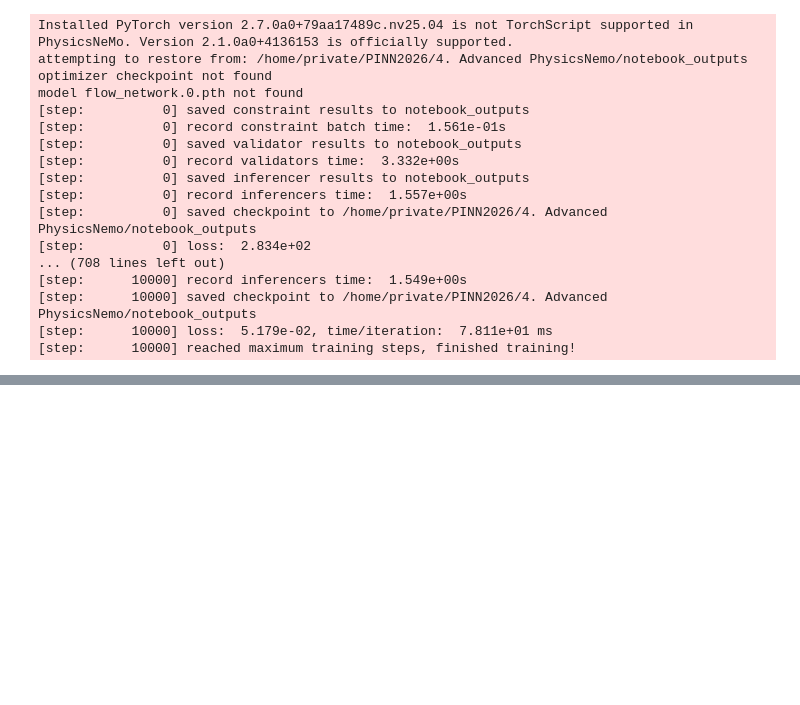
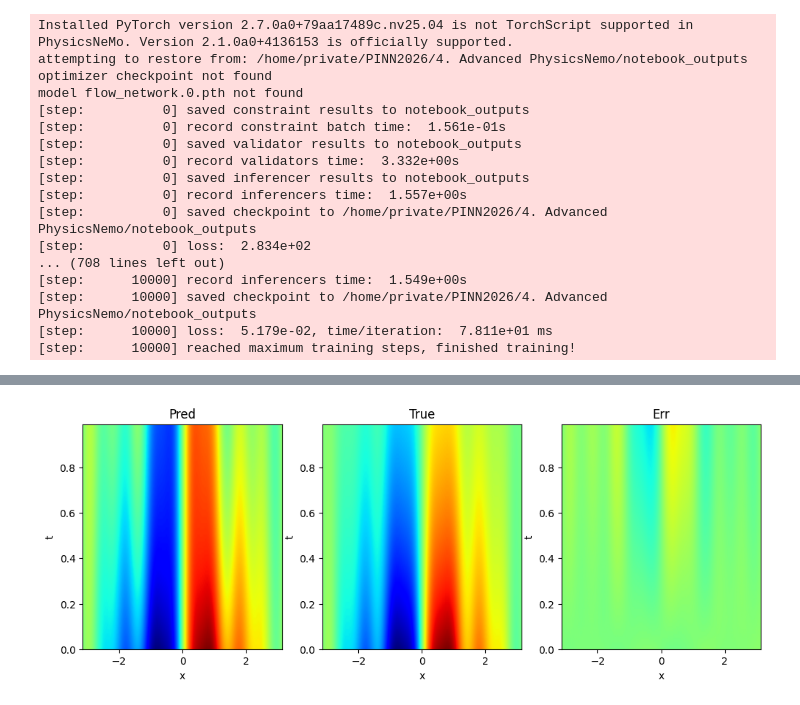
Before and after one commit to androbomb/PINN_Course_2026, a Jupyter notebook: 4. Advanced PhysicsNemo/physicsnemo_notebook.ipynb, the cells around one changed output, grey strips where cells are left out. Cells and saved outputs as stored; diff of their text form; code cells hidden in the pictures; blank space fills up the shorter version.

```diff
--- a/4. Advanced PhysicsNemo/physicsnemo_notebook.ipynb
+++ b/4. Advanced PhysicsNemo/physicsnemo_notebook.ipynb
@@ -325,0 +353,45 @@ model flow_network.0.pth not found
+# %%
+fig, axs = plt.subplots(1,3, figsize=(12,4))
+
+_extent = [
+     x.min(), x.max(),
+     t.min(), t.max()
+]
+_kwargs = {
+    'cmap'  : 'jet',
+    'origin': 'lower',
+    'aspect': 'auto',
+    'extent': _extent,
+}
+
+u_true = u_sol.reshape([*t.shape, *x.shape])
+
+axs[0].imshow(
+    u_pred,
+    **_kwargs
+)
+axs[0].set_title('Pred')
+
+axs[1].imshow(
+    u_true,
+    **_kwargs
+)
+axs[1].set_title('True')
+
+
+axs[2].imshow(
+    u_pred - u_true,
+    vmin=u_true.min(),
+    vmax=u_true.max(),
+    **_kwargs
+)
+axs[2].set_title('Err')
+
+for ax in axs:
+    ax.set_xlabel('x')
+    ax.set_ylabel('t')
+
+
+fig.show()
+# %% [output]
+[figure, added]
```
Also changed, not shown: parts of 4 cells of this notebook.
